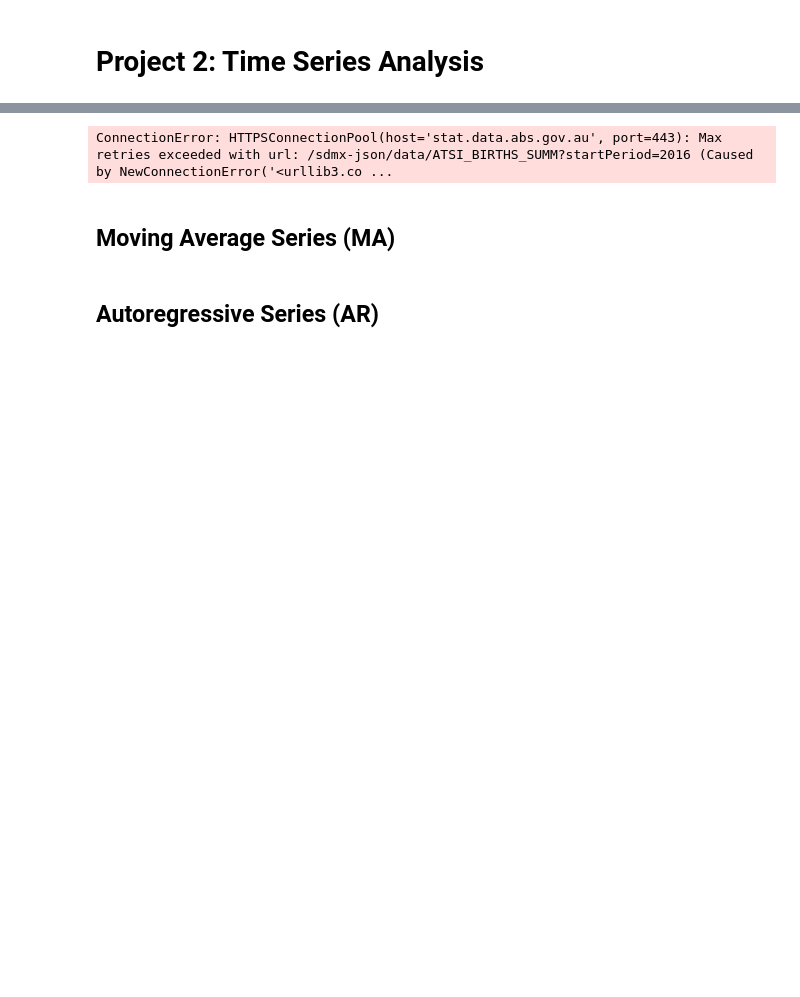
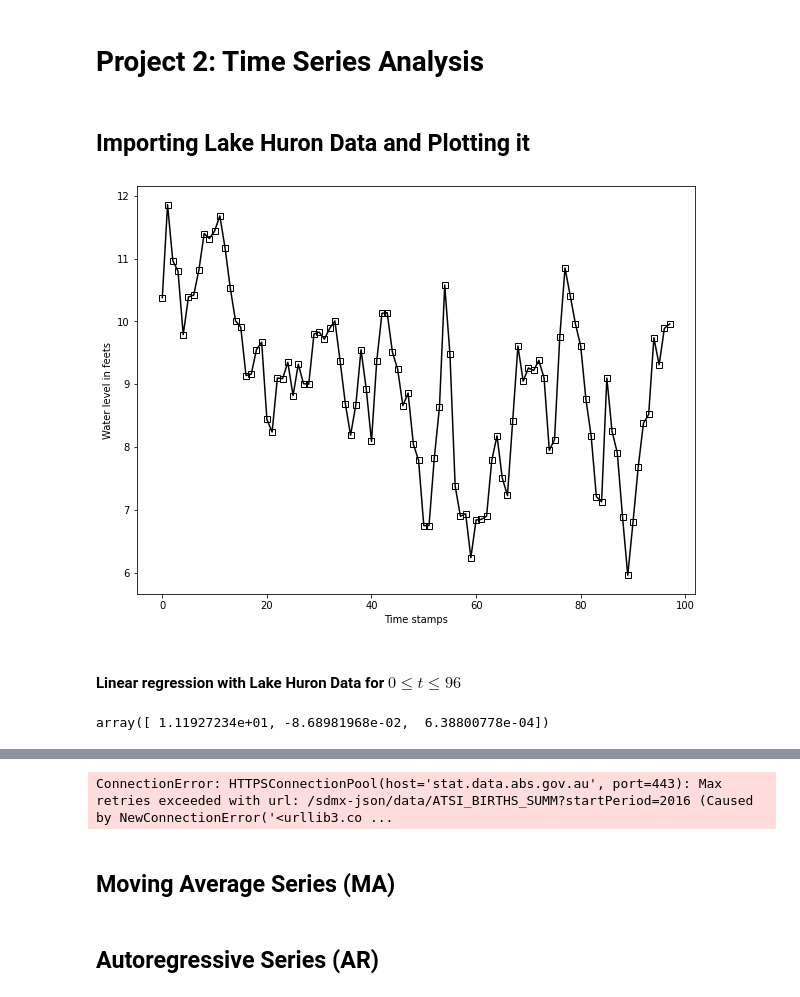
Before and after one commit to YassYe/Deeplearning-Workshops-FYP, a Jupyter notebook: Project2/TimeSeriesProject.ipynb, the cells around one changed output, grey strips where cells are left out. Saved outputs shown, nothing was run; the diff lists cells and outputs as text; code cells hidden in the pictures; blank space fills up the shorter version.

Commit message:
added regression section and plotted results

```diff
--- a/Project2/TimeSeriesProject.ipynb
+++ b/Project2/TimeSeriesProject.ipynb
@@ -15,0 +16,31 @@ plt.rcParams['figure.figsize'] = [10, 7.5]
+# %% [markdown]
+## Importing Lake Huron Data and Plotting it
+# %%
+# Obtaining path to data and getting the data
+filepath = os.getcwd()
+filepath = filepath +"/Data/lakedata.xlsx"
+df = pd.read_excel(filepath)
+
+#plotting data as numpy arrays
+data = df.iloc[:,0].to_numpy()
+dataTime = np.arange(0,data.shape[0])
+plt.figure()
+plt.plot(dataTime, data,"k", marker='s', markerfacecolor='none')
+plt.xlabel("Time stamps")
+plt.ylabel("Water level in feets")
+
+#save figure
+plt.savefig("lakedata.pdf", format="pdf", bbox_inches="tight")
+plt.show()
+# %% [output]
+[figure, added]
+# %% [markdown]
+#### Linear regression with Lake Huron Data for $0\leq t \leq 96$
+# %%
+V = np.stack([np.ones(dataTime.shape).T, dataTime.T, (dataTime.T)**2], axis =0).T
+VFit = V[0:-1,:]
+dataFit = data[0:-1]
+a = np.linalg.pinv(VFit.T@VFit)@VFit.T@dataFit.T
+a
+# %% [output]
+array([ 1.11927234e+01, -8.68981968e-02,  6.38800778e-04])
```
Also changed, not shown: parts of 8 cells of this notebook, 4 other files.
